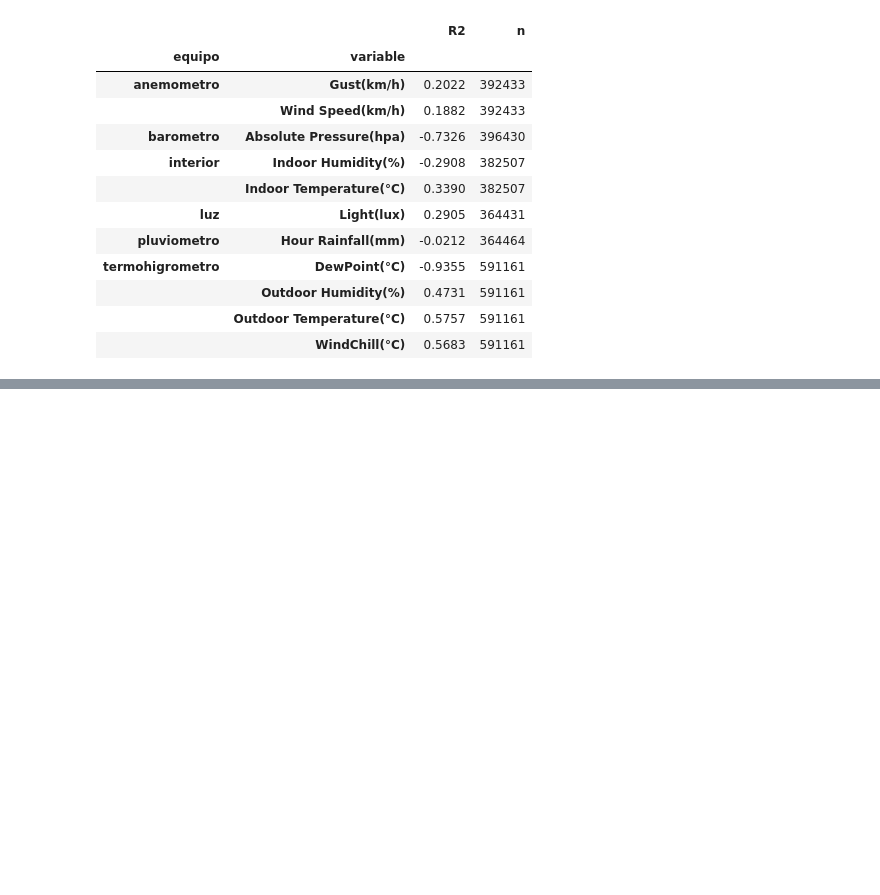
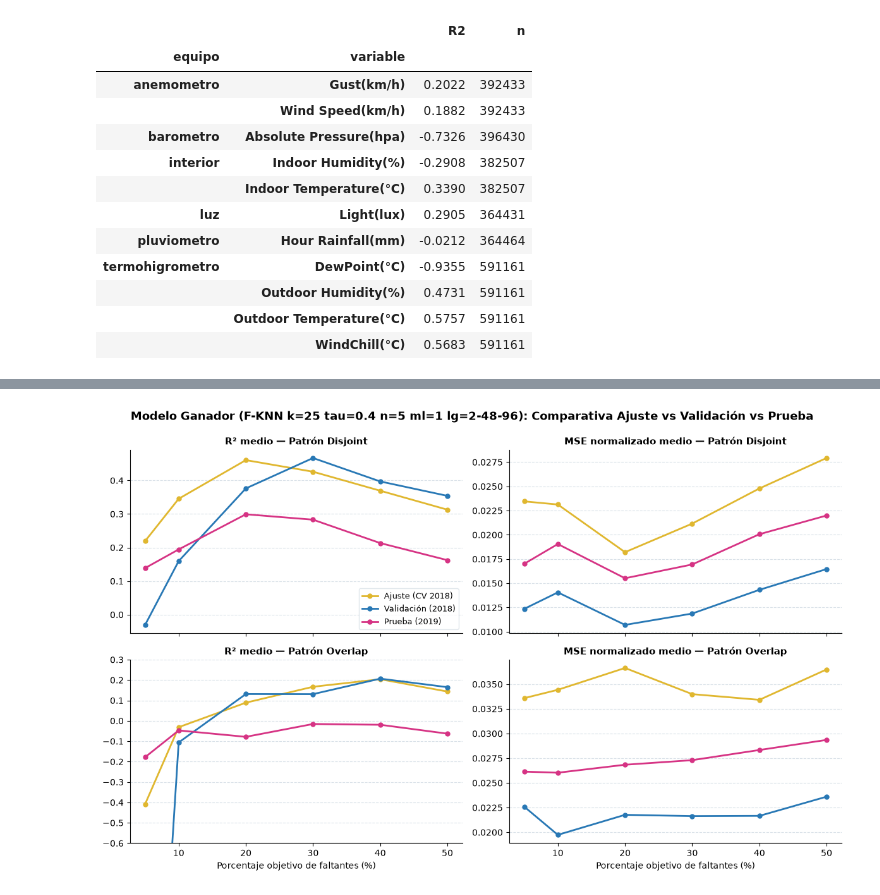
Before and after one commit to GabrielCastroBenitez09/Proyecto-Machine-Learning1, a Jupyter notebook: notebooks/03_flujo_modelamiento_FINAL.ipynb, the cells around one changed output, grey strips where cells are left out. Saved outputs shown, nothing was run; the diff lists cells and outputs as text; code cells hidden in the pictures; blank space fills up the shorter version.

```diff
--- a/notebooks/03_flujo_modelamiento_FINAL.ipynb
+++ b/notebooks/03_flujo_modelamiento_FINAL.ipynb
@@ -2567,0 +2588,96 @@ Guardado: ../data/gold/resultados_modelos/detalle_por_variable_prueba_2019.csv |
+# %%
+# ===== 11. COMPARATIVA GLOBAL F-KNN: AJUSTE vs VALIDACIÓN vs PRUEBA =====
+# Esta celda es 100 % autónoma: lee los CSVs ya calculados y NO requiere correr todo el cuaderno.
+from pathlib import Path
+import pandas as pd
+import matplotlib.pyplot as plt
+
+# Rutas relativas estándar del proyecto
+RESULTADOS_DIR = globals().get('RESULTADOS_DIR', Path('../data/gold/resultados_modelos'))
+FIGS = globals().get('FIGS', Path('../figs'))
+FIGS.mkdir(exist_ok=True)
+
+NOMBRE_FKNN = globals().get('NOMBRE_FKNN_FINAL', 'F-KNN k=25 tau=0.4 n=5 ml=1 lg=2-48-96')
+
+# 1. Ajuste (CV temporal en 2018)
+if 'cv_fknn_confirmacion' in globals():
+    df_cv = cv_fknn_confirmacion
+else:
+    df_cv = pd.read_csv(RESULTADOS_DIR / 'busqueda_fknn_confirmacion_cv.csv')
+
+cv_fknn_final = df_cv[(df_cv['metodo'] == NOMBRE_FKNN) & (df_cv['pct_objetivo'] <= 50)].copy()
+res_cv = cv_fknn_final.groupby(['patron', 'pct_objetivo'])[['R2', 'MSE']].mean().reset_index()
+res_cv['tramo'] = 'Ajuste (CV 2018)'
+
+# 2. Validación (2018)
+if 'res_val_opt' in globals():
+    df_val = res_val_opt
+else:
+    df_val = pd.read_csv(RESULTADOS_DIR / 'validacion_2018_optimizado.csv')
+
+val_fknn_final = df_val[(df_val['modelo'] == 'F-KNN') & (df_val['pct_objetivo'] <= 50)].copy()
+res_val = val_fknn_final.groupby(['patron', 'pct_objetivo'])[['R2', 'MSE']].mean().reset_index()
+res_val['tramo'] = 'Validación (2018)'
+
+# 3. Prueba (2019)
+if 'res_test_opt' in globals():
+    df_test = res_test_opt
+else:
+    df_test = pd.read_csv(RESULTADOS_DIR / 'prueba_2019_optimizado.csv')
+
+test_fknn_final = df_test[(df_test['modelo'] == 'F-KNN') & (df_test['pct_objetivo'] <= 50)].copy()
+res_test = test_fknn_final.groupby(['patron', 'pct_objetivo'])[['R2', 'MSE']].mean().reset_index()
+res_test['tramo'] = 'Prueba (2019)'
+
+# Consolidar tramos
+df_comparativa_fknn = pd.concat([res_cv, res_val, res_test], ignore_index=True)
+
+# Tabla resumen
+tabla_resumen_tramos = (
+    df_comparativa_fknn.groupby(['patron', 'tramo'])
+    .agg(R2_medio=('R2', 'mean'), MSE_medio=('MSE', 'mean'))
+    .round(4))
+print('Resumen de desempeño de F-KNN a lo largo de las etapas:')
+display(tabla_resumen_tramos)
+
+# Gráfica comparativa
+colores_tramos = {
+    'Ajuste (CV 2018)': '#E0B72F',
+    'Validación (2018)': '#2878B5',
+    'Prueba (2019)': '#D63384',}
+tramos_orden = ['Ajuste (CV 2018)', 'Validación (2018)', 'Prueba (2019)']
+
+fig, ejes = plt.subplots(2, 2, figsize=(12, 7.5), sharex=True)
+
+for fila, patron in enumerate(['disjoint', 'overlap']):
+    for col, (metrica, etiqueta) in enumerate([('R2', 'R² medio'), ('MSE', 'MSE normalizado medio')]):
+        ax = ejes[fila, col]
+        for tramo in tramos_orden:
+            sub = df_comparativa_fknn[
+                (df_comparativa_fknn['patron'] == patron) & (df_comparativa_fknn['tramo'] == tramo)
+            ].sort_values('pct_objetivo')
+            ax.plot(
+                sub['pct_objetivo'], sub[metrica],
+                marker='o', markersize=5, linewidth=2,
+                color=colores_tramos[tramo], label=tramo
+            )
+
+        ax.set_title(f'{etiqueta} — Patrón {patron.capitalize()}', fontsize=11, fontweight='semibold')
+        ax.grid(axis='y', color='#D9E1E8', linewidth=0.8, linestyle='--')
+        ax.spines[['top', 'right']].set_visible(False)
+
+        if metrica == 'R2' and patron == 'overlap':
+            ax.set_ylim(-0.6, 0.3)
+
+        if fila == 1:
+            ax.set_xlabel('Porcentaje objetivo de faltantes (%)', fontsize=10)
+
+ejes[0, 0].legend(frameon=True, facecolor='white', edgecolor='#D9E1E8', fontsize=9)
+fig.suptitle(
+    f'Modelo Ganador ({NOMBRE_FKNN}): Comparativa Ajuste vs Validación vs Prueba',
+    fontsize=13, fontweight='bold', y=0.99
+)
+fig.tight_layout()
+fig.savefig(FIGS / 'fig_fknn_comparativa_tramos.png', dpi=200, bbox_inches='tight')
+plt.show()
+# %% [output]
@@ -2567,0 +2694 @@ Guardado: ../data/gold/resultados_modelos/detalle_por_variable_prueba_2019.csv |
+[figure, added]
```
Also changed, not shown: parts of 3 cells of this notebook, 19 other files.
